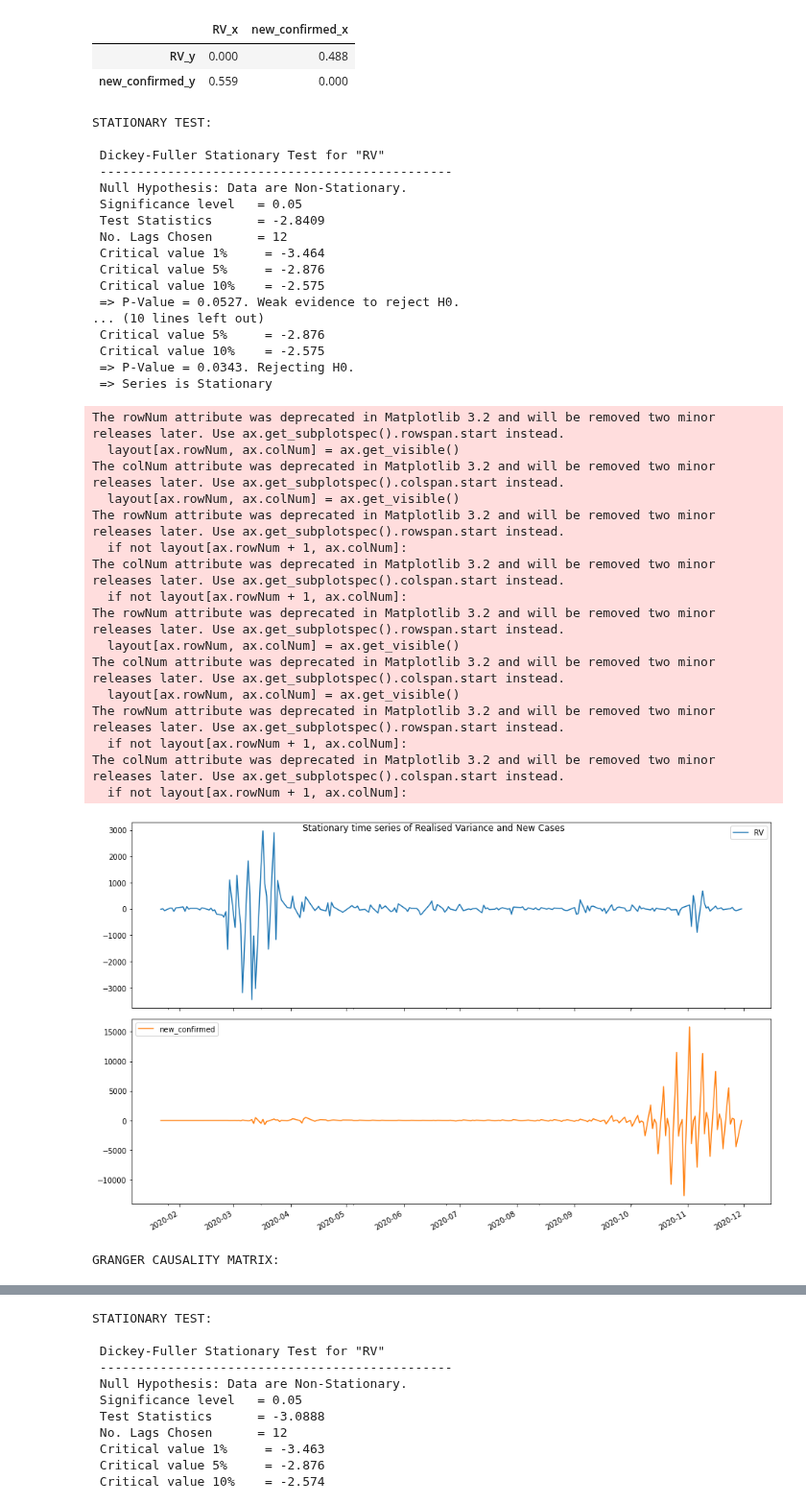
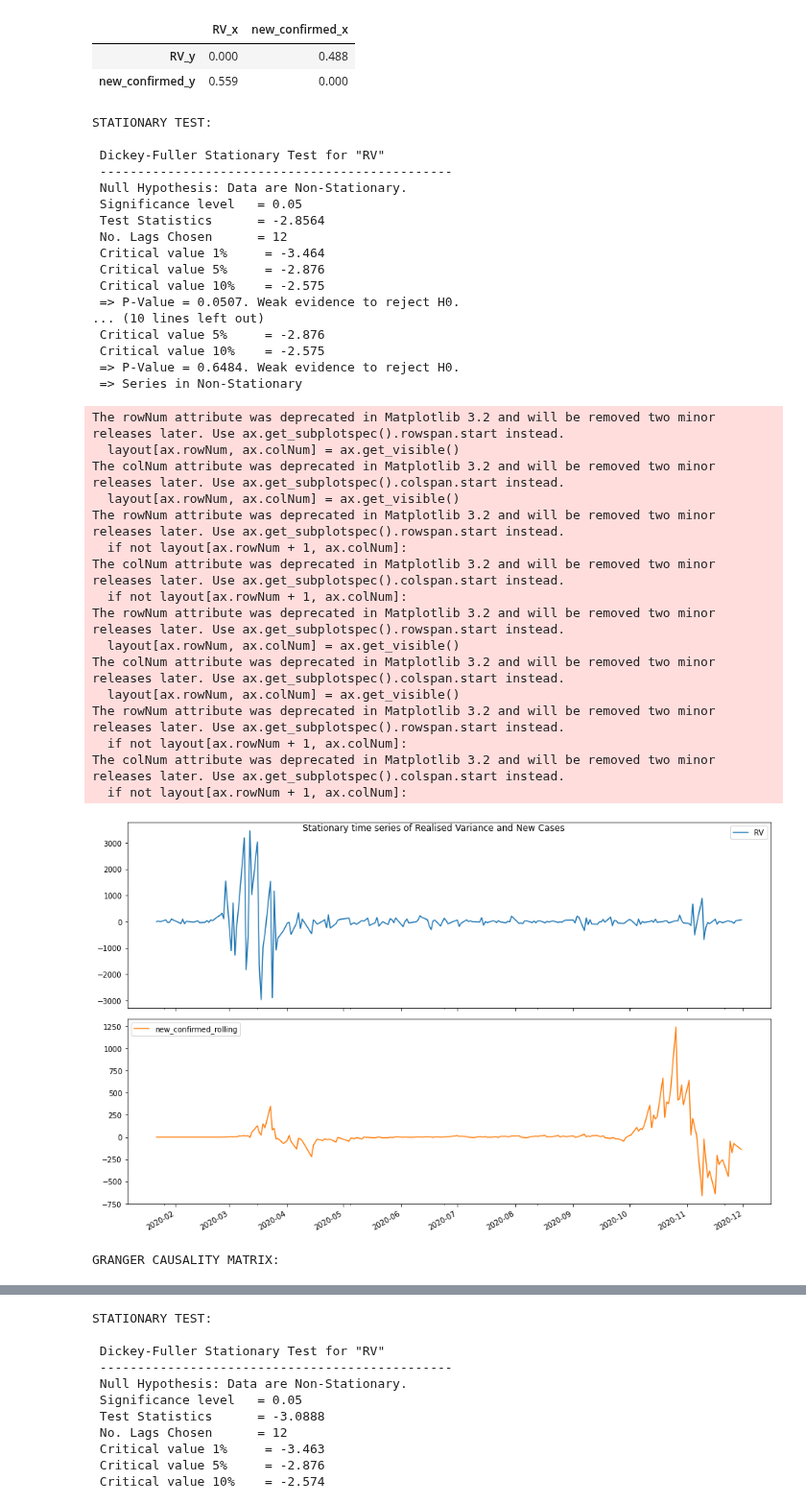
Before and after one commit to anitamezzetti/covid_impact_stocks_volatility, a Jupyter notebook: HienRealisedVarianceByCountry.ipynb, the cells around one changed output, grey strips where cells are left out. Shown at 96% size. Cells and saved outputs as stored; diff of their text form; code cells hidden in the pictures.

```diff
--- a/HienRealisedVarianceByCountry.ipynb
+++ b/HienRealisedVarianceByCountry.ipynb
@@ -156,42 +176,42 @@ GRANGER CAUSALITY MATRIX:
 | RV_y | 0.000 | 0.488 |
 | new_confirmed_y | 0.559 | 0.000 |
 # %%
-che_merged = pd.merge(che_rvs[["RV"]], dfs["CHE"][["new_confirmed"]], how="inner", left_index=True,
+che_merged = pd.merge(che_rvs[["RV"]], dfs["CHE"][["new_confirmed_rolling"]], how="inner", left_index=True,
                       right_index=True)
 granger_causality(che_merged, granger_vars, "Realised Variance and New Cases")
 # %% [output]
 STATIONARY TEST:
 
  Dickey-Fuller Stationary Test for "RV"
  -----------------------------------------------
  Null Hypothesis: Data are Non-Stationary.
  Significance level   = 0.05
- Test Statistics      = -2.8409
+ Test Statistics      = -2.8564
  No. Lags Chosen      = 12
  Critical value 1%     = -3.464
  Critical value 5%     = -2.876
  Critical value 10%    = -2.575
- => P-Value = 0.0527. Weak evidence to reject H0.
+ => P-Value = 0.0507. Weak evidence to reject H0.
 ... (10 lines left out)
  Critical value 5%     = -2.876
  Critical value 10%    = -2.575
- => P-Value = 0.0343. Rejecting H0.
- => Series is Stationary
+ => P-Value = 0.6484. Weak evidence to reject H0.
+ => Series in Non-Stationary
 The rowNum attribute was deprecated in Matplotlib 3.2 and will be removed two minor releases later. Use ax.get_subplotspec().rowspan.start instead.
   layout[ax.rowNum, ax.colNum] = ax.get_visible()
 The colNum attribute was deprecated in Matplotlib 3.2 and will be removed two minor releases later. Use ax.get_subplotspec().colspan.start instead.
   layout[ax.rowNum, ax.colNum] = ax.get_visible()
 The rowNum attribute was deprecated in Matplotlib 3.2 and will be removed two minor releases later. Use ax.get_subplotspec().rowspan.start instead.
   if not layout[ax.rowNum + 1, ax.colNum]:
 The colNum attribute was deprecated in Matplotlib 3.2 and will be removed two minor releases later. Use ax.get_subplotspec().colspan.start instead.
   if not layout[ax.rowNum + 1, ax.colNum]:
 The rowNum attribute was deprecated in Matplotlib 3.2 and will be removed two minor releases later. Use ax.get_subplotspec().rowspan.start instead.
   layout[ax.rowNum, ax.colNum] = ax.get_visible()
 The colNum attribute was deprecated in Matplotlib 3.2 and will be removed two minor releases later. Use ax.get_subplotspec().colspan.start instead.
   layout[ax.rowNum, ax.colNum] = ax.get_visible()
 The rowNum attribute was deprecated in Matplotlib 3.2 and will be removed two minor releases later. Use ax.get_subplotspec().rowspan.start instead.
   if not layout[ax.rowNum + 1, ax.colNum]:
 The colNum attribute was deprecated in Matplotlib 3.2 and will be removed two minor releases later. Use ax.get_subplotspec().colspan.start instead.
   if not layout[ax.rowNum + 1, ax.colNum]:
-[figure, old version]
+[figure, new version]
 GRANGER CAUSALITY MATRIX:
```
Also changed, not shown: parts of 10 cells of this notebook.
